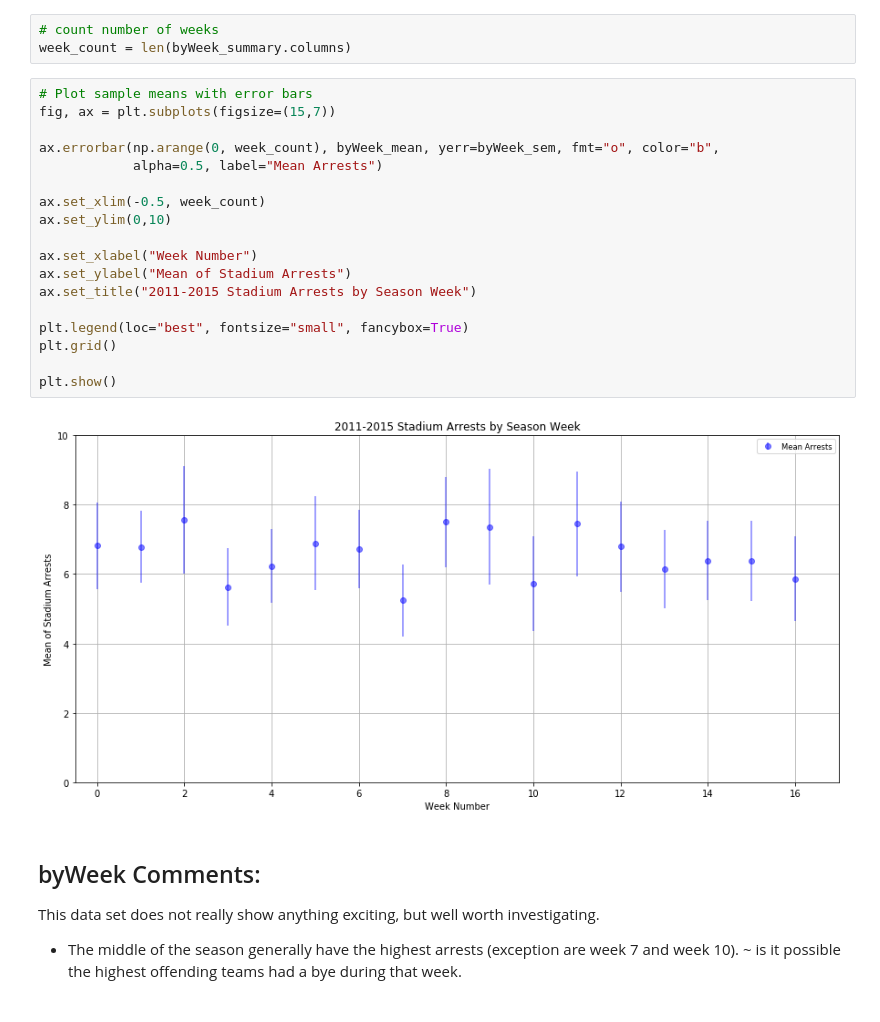
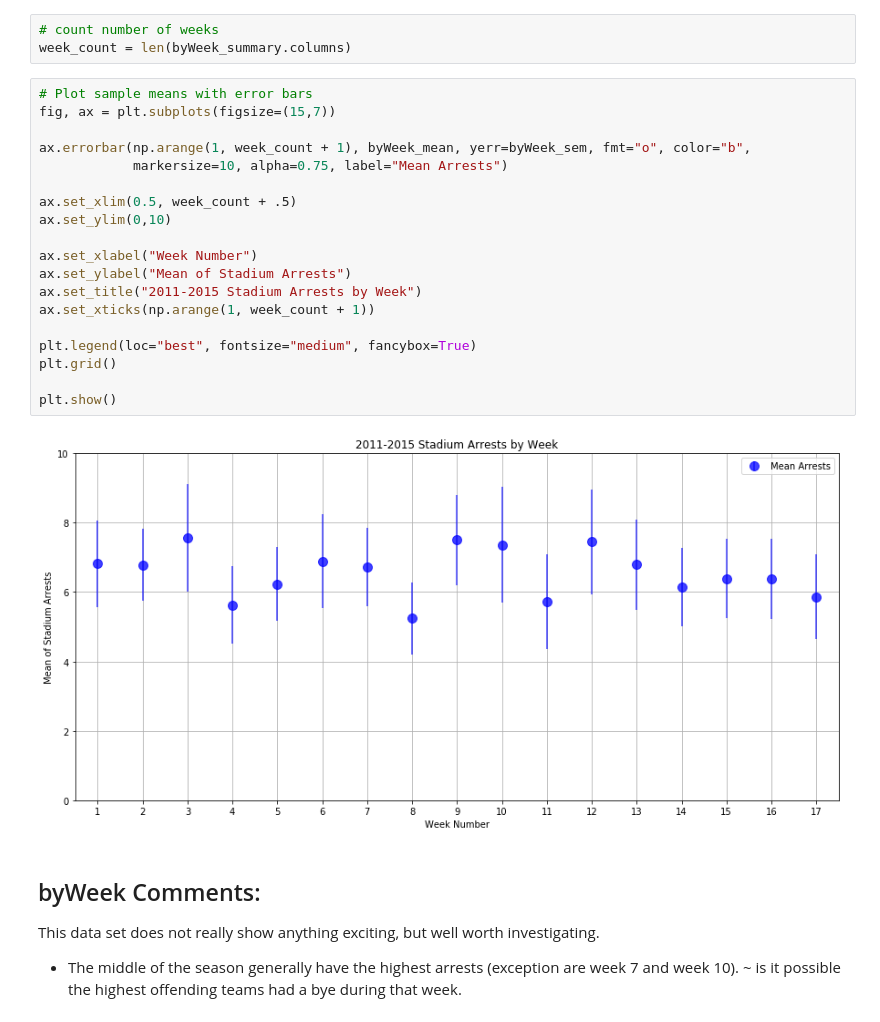
Before and after one commit to erictuscanes/Group-Project, a Jupyter notebook: NFL Arrests Notebook.ipynb, the cells around one changed output. Saved outputs shown, nothing was run; the diff lists cells and outputs as text.

```diff
--- a/NFL Arrests Notebook.ipynb
+++ b/NFL Arrests Notebook.ipynb
@@ -103,23 +105,24 @@ week_count = len(byWeek_summary.columns)
 # %%
 # Plot sample means with error bars
 fig, ax = plt.subplots(figsize=(15,7))
 
-ax.errorbar(np.arange(0, week_count), byWeek_mean, yerr=byWeek_sem, fmt="o", color="b",
-            alpha=0.5, label="Mean Arrests")
+ax.errorbar(np.arange(1, week_count + 1), byWeek_mean, yerr=byWeek_sem, fmt="o", color="b",
+            markersize=10, alpha=0.75, label="Mean Arrests")
 
-ax.set_xlim(-0.5, week_count)
+ax.set_xlim(0.5, week_count + .5)
 ax.set_ylim(0,10)
 
 ax.set_xlabel("Week Number")
 ax.set_ylabel("Mean of Stadium Arrests")
-ax.set_title("2011-2015 Stadium Arrests by Season Week")
+ax.set_title("2011-2015 Stadium Arrests by Week")
+ax.set_xticks(np.arange(1, week_count + 1))
 
-plt.legend(loc="best", fontsize="small", fancybox=True)
+plt.legend(loc="best", fontsize="medium", fancybox=True)
 plt.grid()
 
 plt.show()
 # %% [output]
-[figure, old version]
+[figure, new version]
 # %% [markdown]
 ## byWeek Comments:
 This data set does not really show anything exciting, but well worth investigating.
```
Also changed, not shown: parts of 14 cells of this notebook.
